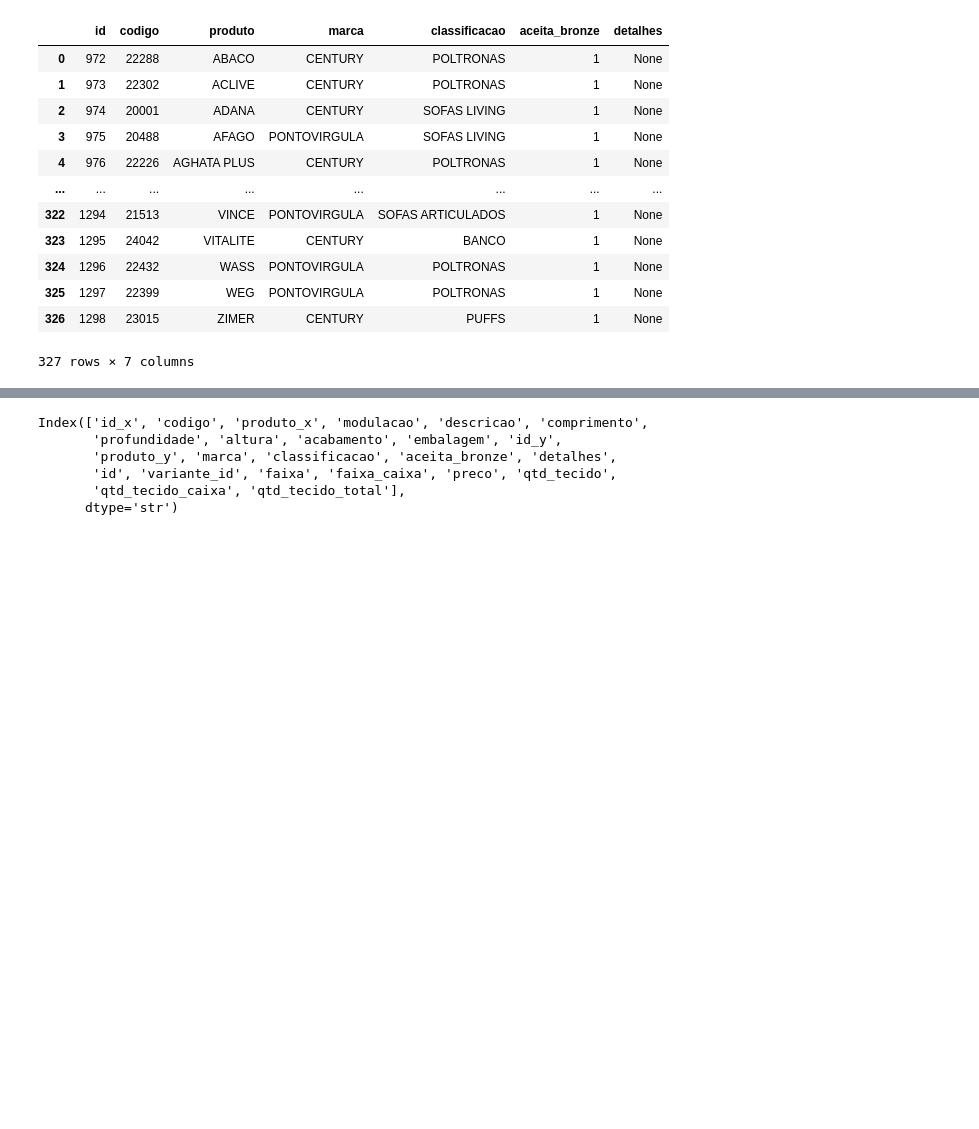
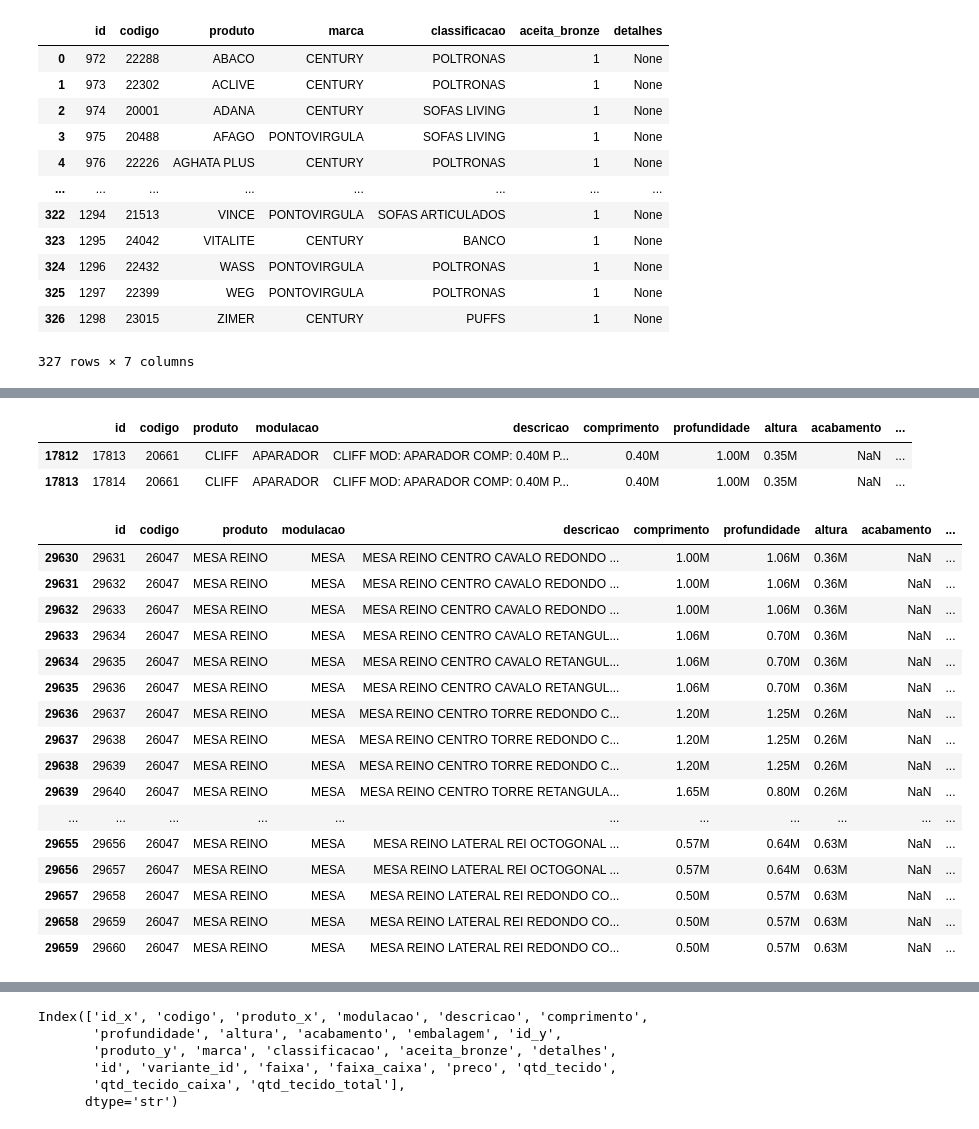
Before and after one commit to TiagoNovelli/sohome_imports_odoo, a Jupyter notebook: atualizacao_base_calculadora.ipynb, the cells around one changed output, grey strips where cells are left out. Drawn from its saved outputs; the diff is of its cells as text; code cells hidden in the pictures; blank space fills up the shorter version.

```diff
--- a/atualizacao_base_calculadora.ipynb
+++ b/atualizacao_base_calculadora.ipynb
@@ -64,0 +58,9 @@ produtos
+# %%
+variantes.loc[(variantes['produto'] == 'MESA REINO') & (variantes['modulacao'].isna()), 'modulacao'] = 'MESA'
+# %%
+# Filtra e retorna todas as colunas onde modulacao é NaN
+variantes.loc[(variantes['modulacao'] == 'APARADOR') & (variantes['acabamento'].isna())]
+# %% [output]
+|  | id | codigo | produto | modulacao | descricao | comprimento | profundidade | altura | acabamento | ... |
+| 17812 | 17813 | 20661 | CLIFF | APARADOR | CLIFF MOD: APARADOR COMP: 0.40M P... | 0.40M | 1.00M | 0.35M | NaN | ... |
+| 17813 | 17814 | 20661 | CLIFF | APARADOR | CLIFF MOD: APARADOR COMP: 0.40M P... | 0.40M | 1.00M | 0.35M | NaN | ... |
@@ -65,2 +71,22 @@ produtos
+# %%
+variantes.loc[variantes['produto']=='MESA REINO']
+# %% [output]
+|  | id | codigo | produto | modulacao | descricao | comprimento | profundidade | altura | acabamento | ... |
+| 29630 | 29631 | 26047 | MESA REINO | MESA | MESA REINO CENTRO CAVALO REDONDO ... | 1.00M | 1.06M | 0.36M | NaN | ... |
+| 29631 | 29632 | 26047 | MESA REINO | MESA | MESA REINO CENTRO CAVALO REDONDO ... | 1.00M | 1.06M | 0.36M | NaN | ... |
+| 29632 | 29633 | 26047 | MESA REINO | MESA | MESA REINO CENTRO CAVALO REDONDO ... | 1.00M | 1.06M | 0.36M | NaN | ... |
+| 29633 | 29634 | 26047 | MESA REINO | MESA | MESA REINO CENTRO CAVALO RETANGUL... | 1.06M | 0.70M | 0.36M | NaN | ... |
+| 29634 | 29635 | 26047 | MESA REINO | MESA | MESA REINO CENTRO CAVALO RETANGUL... | 1.06M | 0.70M | 0.36M | NaN | ... |
+| 29635 | 29636 | 26047 | MESA REINO | MESA | MESA REINO CENTRO CAVALO RETANGUL... | 1.06M | 0.70M | 0.36M | NaN | ... |
+| 29636 | 29637 | 26047 | MESA REINO | MESA | MESA REINO CENTRO TORRE REDONDO C... | 1.20M | 1.25M | 0.26M | NaN | ... |
+| 29637 | 29638 | 26047 | MESA REINO | MESA | MESA REINO CENTRO TORRE REDONDO C... | 1.20M | 1.25M | 0.26M | NaN | ... |
+| 29638 | 29639 | 26047 | MESA REINO | MESA | MESA REINO CENTRO TORRE REDONDO C... | 1.20M | 1.25M | 0.26M | NaN | ... |
+| 29639 | 29640 | 26047 | MESA REINO | MESA | MESA REINO CENTRO TORRE RETANGULA... | 1.65M | 0.80M | 0.26M | NaN | ... |
+| ... | ... | ... | ... | ... | ... | ... | ... | ... | ... | ... |
+| 29655 | 29656 | 26047 | MESA REINO | MESA | MESA REINO LATERAL REI OCTOGONAL ... | 0.57M | 0.64M | 0.63M | NaN | ... |
+| 29656 | 29657 | 26047 | MESA REINO | MESA | MESA REINO LATERAL REI OCTOGONAL ... | 0.57M | 0.64M | 0.63M | NaN | ... |
+| 29657 | 29658 | 26047 | MESA REINO | MESA | MESA REINO LATERAL REI REDONDO CO... | 0.50M | 0.57M | 0.63M | NaN | ... |
+| 29658 | 29659 | 26047 | MESA REINO | MESA | MESA REINO LATERAL REI REDONDO CO... | 0.50M | 0.57M | 0.63M | NaN | ... |
+| 29659 | 29660 | 26047 | MESA REINO | MESA | MESA REINO LATERAL REI REDONDO CO... | 0.50M | 0.57M | 0.63M | NaN | ... |
 # %%
 #produtos['codigo'].dtype
```
Also changed, not shown: parts of 8 cells of this notebook, 3 other files.
